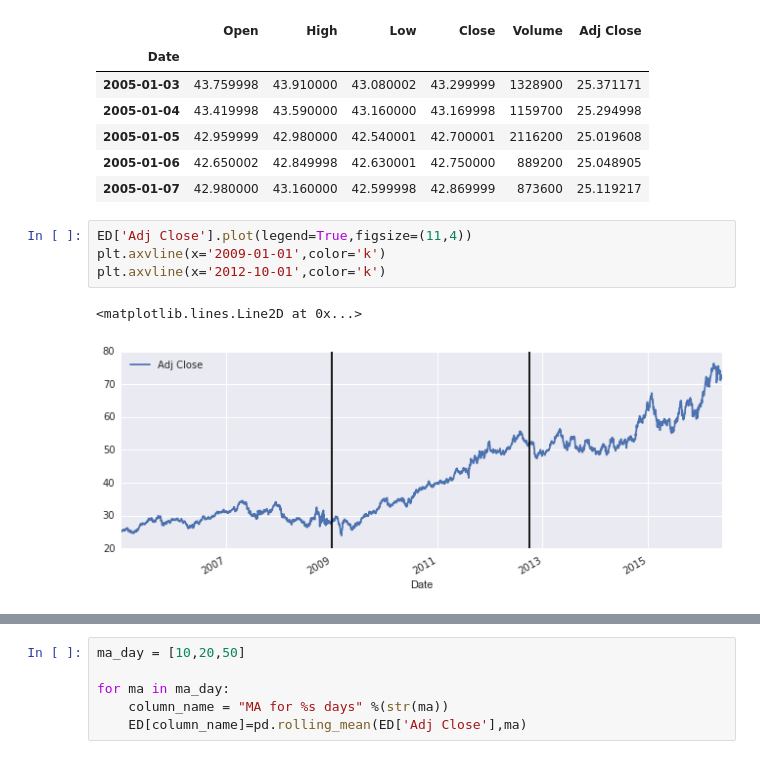
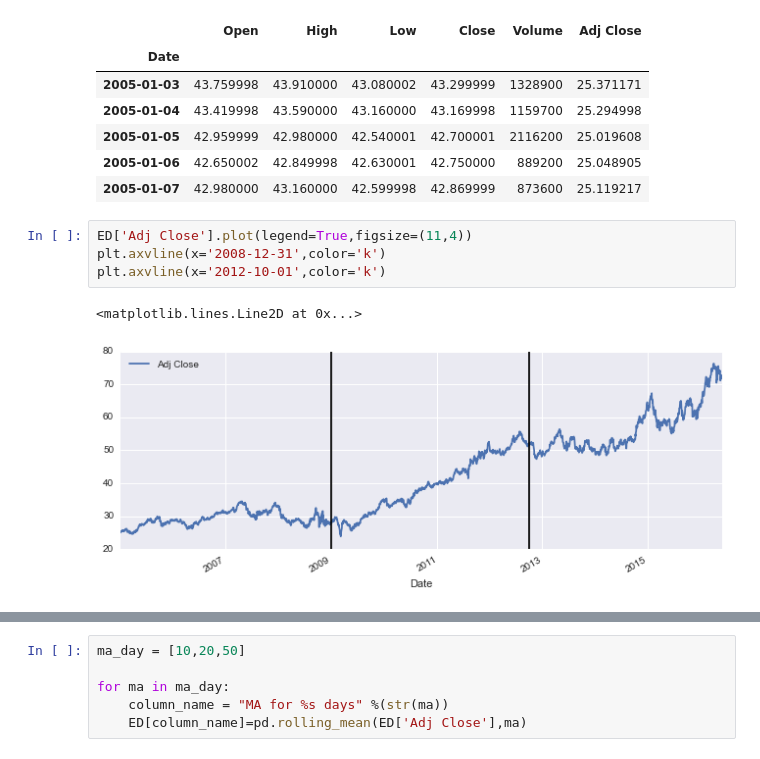
Before and after one commit to xiangyq/DATA602-FinalProject, a Jupyter notebook: ED Stock Analysis.ipynb, the cells around one changed output, grey strips where cells are left out. Drawn from its saved outputs; the diff is of its cells as text.

```diff
--- a/ED Stock Analysis.ipynb
+++ b/ED Stock Analysis.ipynb
@@ -44,8 +44,8 @@ ED.head()
 | 2005-01-07 | 42.980000 | 43.160000 | 42.599998 | 42.869999 | 873600 | 25.119217 |
 # %%
 ED['Adj Close'].plot(legend=True,figsize=(11,4))
-plt.axvline(x='2009-01-01',color='k')
+plt.axvline(x='2008-12-31',color='k')
 plt.axvline(x='2012-10-01',color='k')
 # %% [output]
 <matplotlib.lines.Line2D at 0x...>
-[figure, old version]
+[figure, new version]
```
Also changed, not shown: parts of 41 cells of this notebook.
